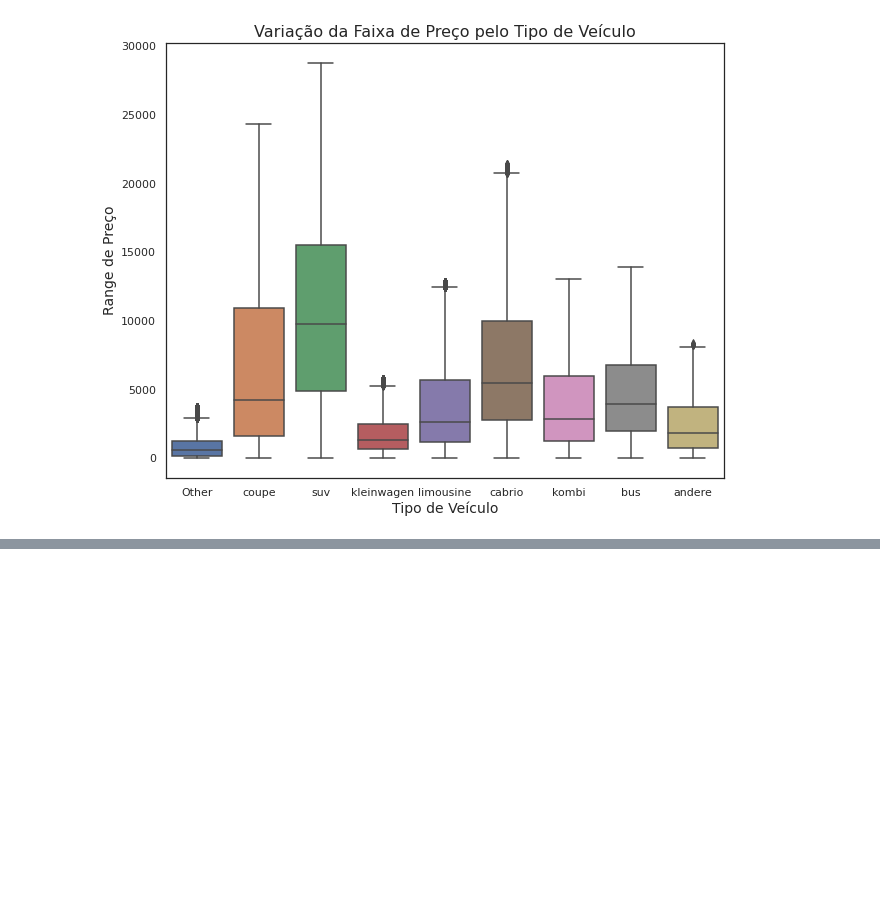
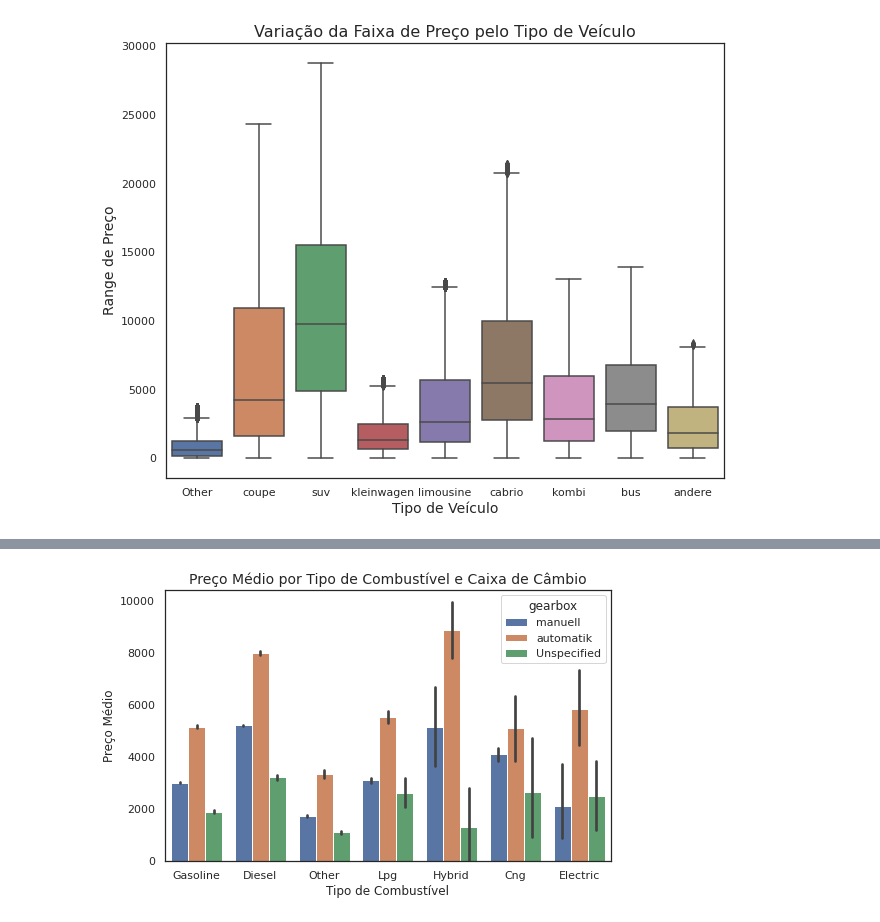
Before and after one commit to Nandaoc/dsa-exercises, a Jupyter notebook: exploratory_analysis_kaggle_dataset/exploratory_analysis_kaggle_dataset_exercise.ipynb, the cells around one changed output, grey strips where cells are left out. Saved outputs shown, nothing was run; the diff lists cells and outputs as text; code cells hidden in the pictures; blank space fills up the shorter version.

```diff
--- a/exploratory_analysis_kaggle_dataset/exploratory_analysis_kaggle_dataset_exercise.ipynb
+++ b/exploratory_analysis_kaggle_dataset/exploratory_analysis_kaggle_dataset_exercise.ipynb
@@ -147,0 +154,9 @@ plt.show()
+# %%
+fig, ax = plt.subplots(figsize = (8, 5))
+sns.barplot(x = 'fuelType', y = 'price', hue = 'gearbox', data = df)
+ax.set_title('Preço Médio por Tipo de Combustível e Caixa de Câmbio',fontdict = {'size':14})
+ax.xaxis.set_label_text('Tipo de Combustível',fontdict = {'size':12})
+ax.yaxis.set_label_text('Preço Médio',fontdict = {'size':12})
+plt.show()
+# %% [output]
+[figure, added]
```
Also changed, not shown: parts of 13 cells of this notebook.
